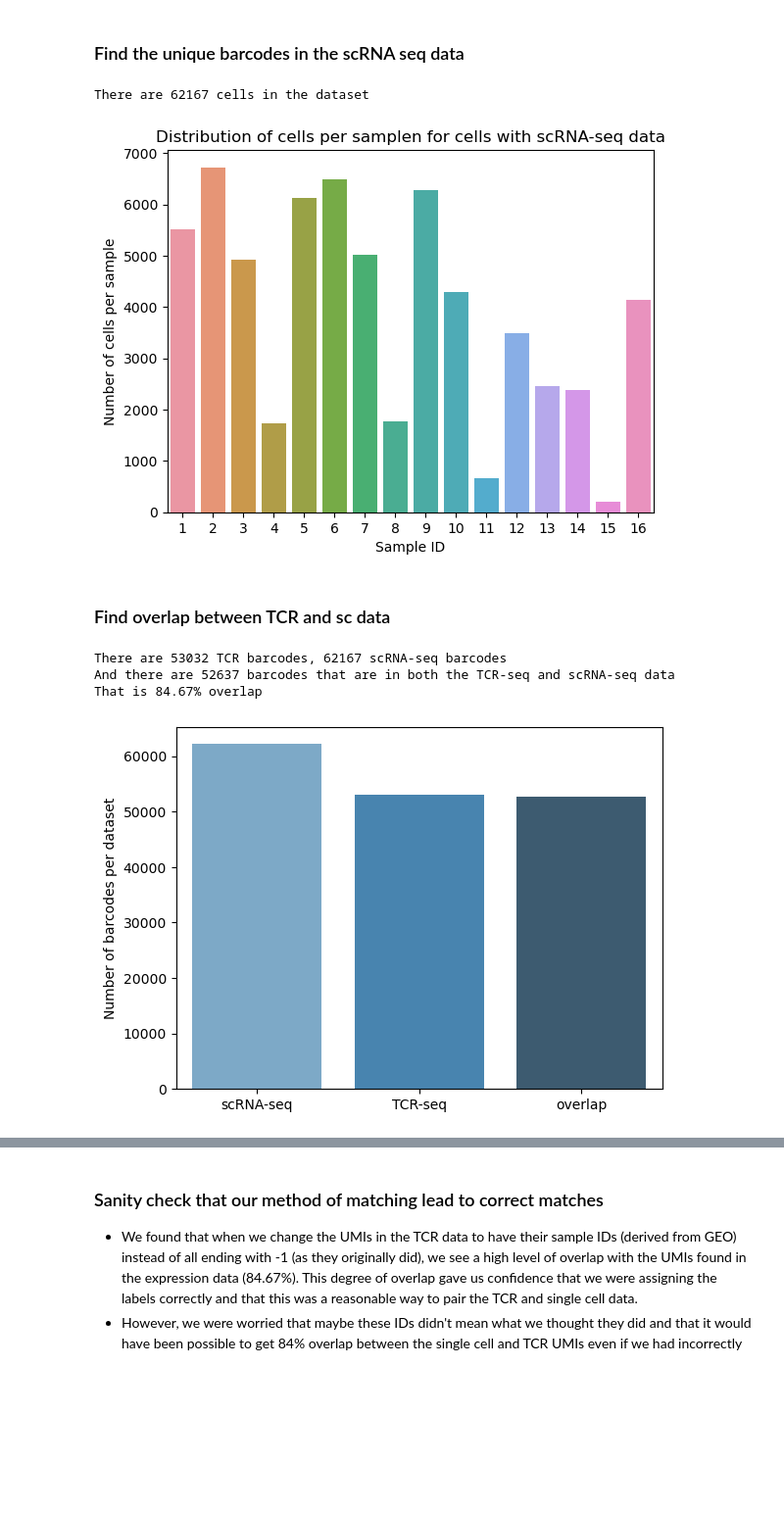
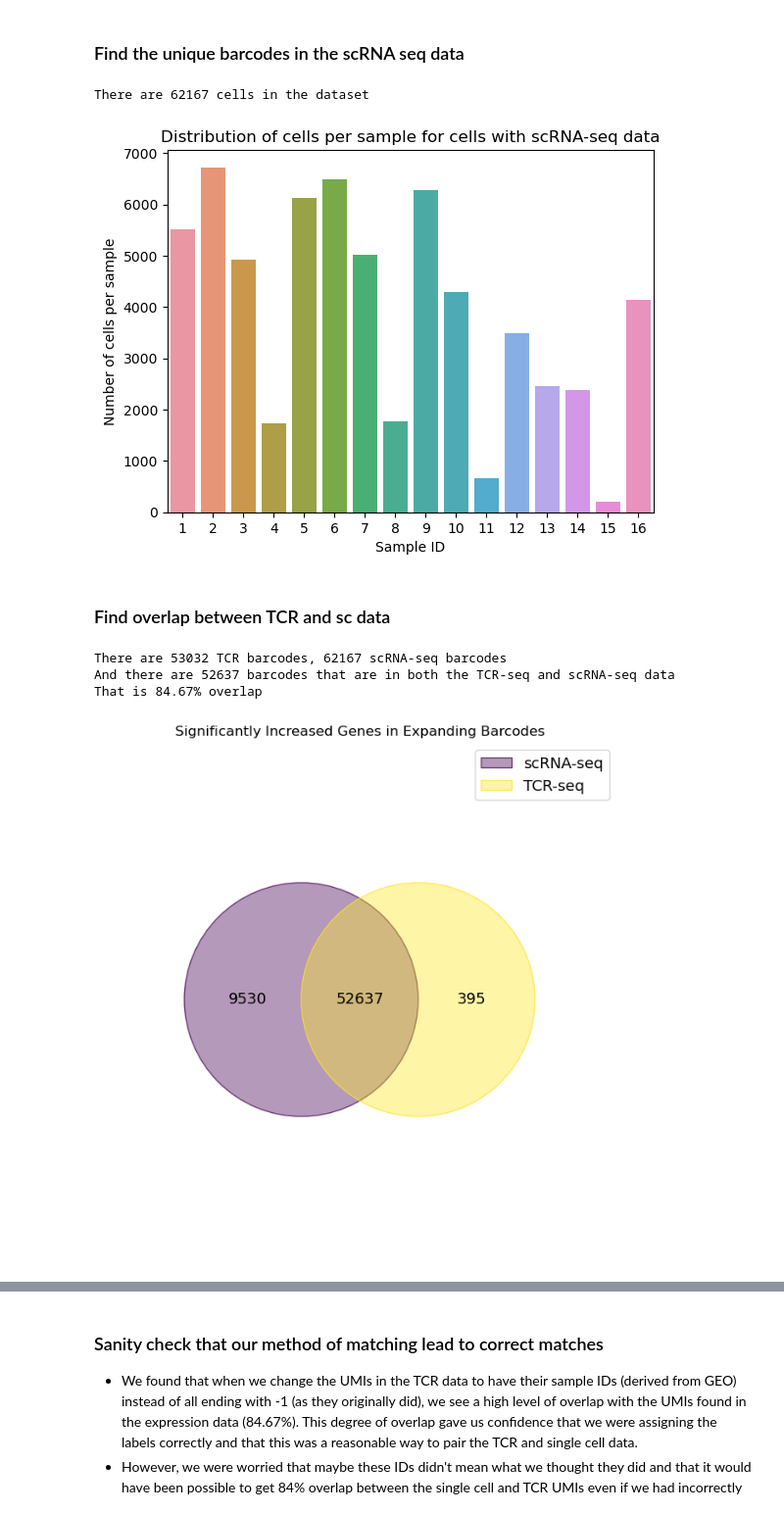
Before and after one commit to ElanaPearl/CAR_T_clonal_kinetics, a Jupyter notebook: pair_tcr_and_expr_data.ipynb, the cells around one changed output, grey strips where cells are left out. Shown at 98% size. Cells and saved outputs as stored; diff of their text form; code cells hidden in the pictures; blank space fills up the shorter version.

```diff
--- a/pair_tcr_and_expr_data.ipynb
+++ b/pair_tcr_and_expr_data.ipynb
@@ -63,29 +54,31 @@ for code in all_barcodes_w_expr:
 sns.barplot(x=list(barcode_counts_per_sample_sc.keys()), y=list(barcode_counts_per_sample_sc.values()))
 plt.xlabel("Sample ID")
 plt.ylabel("Number of cells per sample")
-plt.title("Distribution of cells per samplen for cells with scRNA-seq data")
+plt.title("Distribution of cells per sample for cells with scRNA-seq data")
 plt.show()
 # %% [output]
 There are 62167 cells in the dataset
-[figure, old version]
+[figure, new version]
 # %% [markdown]
 ### Find overlap between TCR and sc data
 # %%
+
 # Check overlap between new barcodes and expr matrix codes
 overlapping_barcodes = all_barcodes_w_tcr & all_barcodes_w_expr
 overlap_btwn_tcr_and_expr_mat_barcodes = len(overlapping_barcodes)
 print(f"There are {len(all_barcodes_w_tcr)} TCR barcodes, {len(all_barcodes_w_expr)} scRNA-seq barcodes")
 print(f"And there are {overlap_btwn_tcr_and_expr_mat_barcodes} barcodes that are in both the TCR-seq and scRNA-seq data")
 print(f"That is {len(overlapping_barcodes)/len(all_barcodes_w_expr)*100:.02f}% overlap")
 
-sns.barplot(x=["scRNA-seq", "TCR-seq", "overlap"], y=[len(all_barcodes_w_expr), len(all_barcodes_w_tcr), overlap_btwn_tcr_and_expr_mat_barcodes], palette="Blues_d")
-plt.ylabel("Number of barcodes per dataset")
+
+venn({"scRNA-seq": set(all_barcodes_w_expr), "TCR-seq": set(all_barcodes_w_tcr)}) # fmt="{percentage:.1f}%",
+plt.title("Significantly Increased Genes in Expanding Barcodes")
 plt.show()
 # %% [output]
 There are 53032 TCR barcodes, 62167 scRNA-seq barcodes
 And there are 52637 barcodes that are in both the TCR-seq and scRNA-seq data
 That is 84.67% overlap
-[figure, old version]
+[figure, new version]
 # %%
 barcode_counts_per_sample_tcr = {}
 for code in all_barcodes_w_tcr:
```
Also changed, not shown: parts of 9 cells of this notebook.
